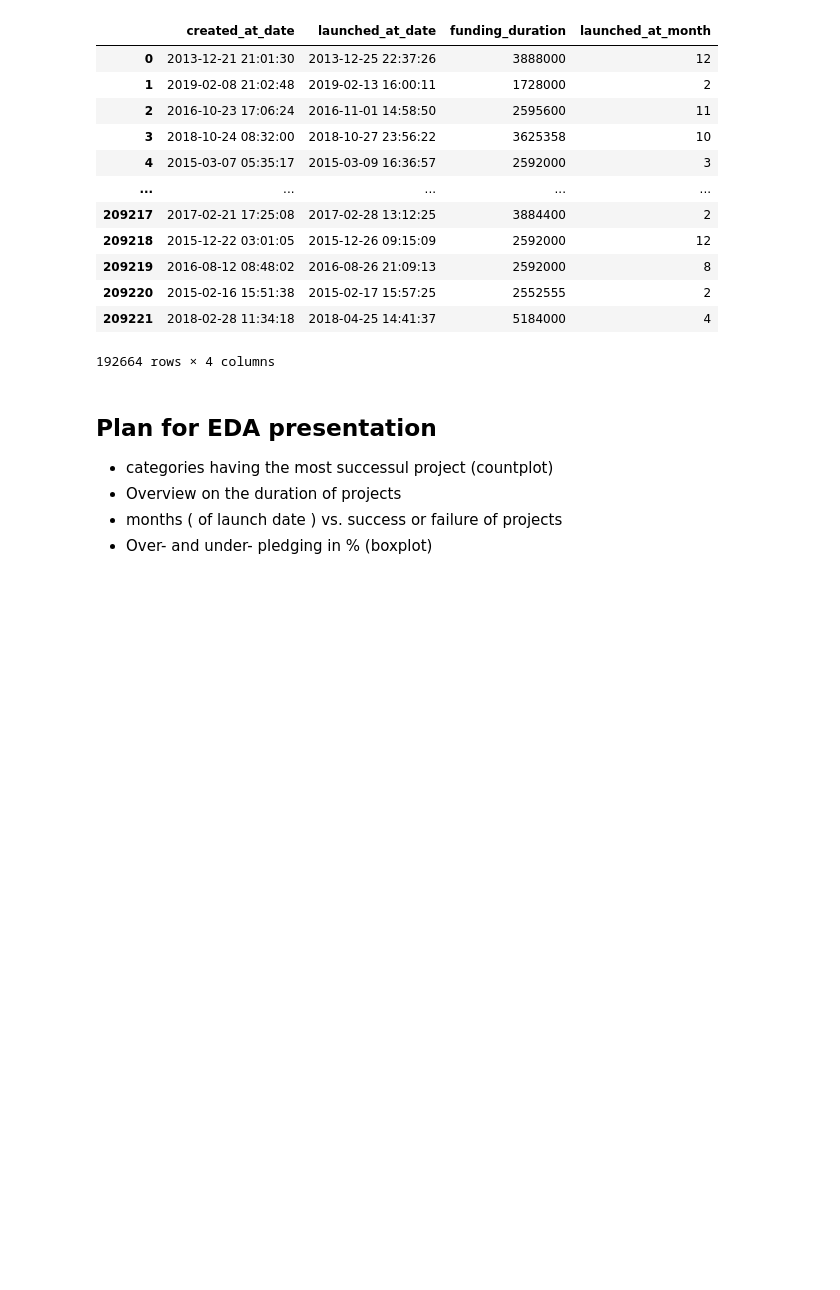
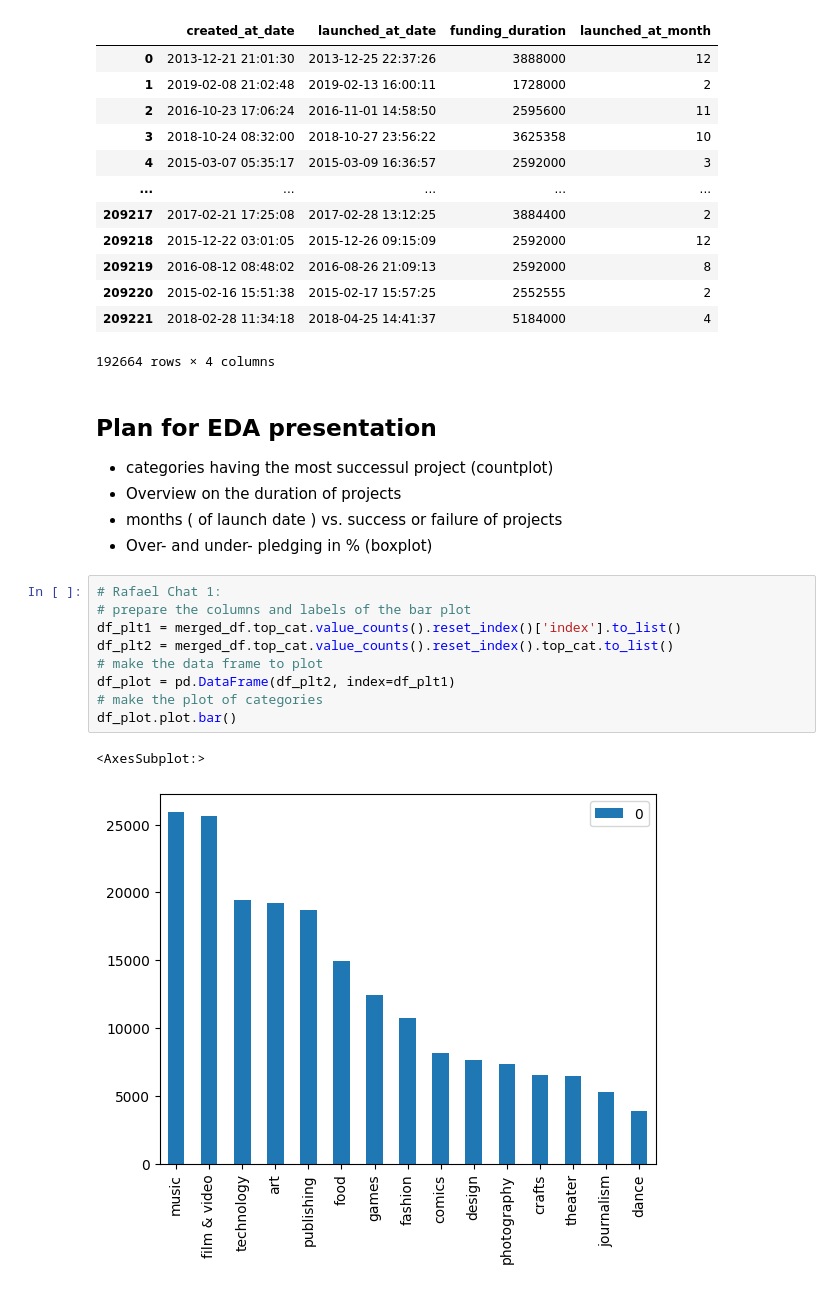
Before and after one commit to medscoops/Kickstarter_ARG, a Jupyter notebook: EDA-and-modeling.ipynb, the cells around one changed output. Saved outputs shown, nothing was run; the diff lists cells and outputs as text; blank space fills up the shorter version.

```diff
--- a/EDA-and-modeling.ipynb
+++ b/EDA-and-modeling.ipynb
@@ -822,3 +823,15 @@ merged_df[["created_at_date", "launched_at_date", "funding_duration", "launched_
 - Overview on the duration of projects
 - months ( of launch date ) vs. success or failure of projects
 - Over- and under- pledging in % (boxplot)
+# %%
+# Rafael Chat 1:
+# prepare the columns and labels of the bar plot
+df_plt1 = merged_df.top_cat.value_counts().reset_index()['index'].to_list()
+df_plt2 = merged_df.top_cat.value_counts().reset_index().top_cat.to_list()
+# make the data frame to plot
+df_plot = pd.DataFrame(df_plt2, index=df_plt1)
+# make the plot of categories
+df_plot.plot.bar()
+# %% [output]
+<AxesSubplot:>
+[figure, added]
```
Also changed, not shown: parts of 9 cells of this notebook.
